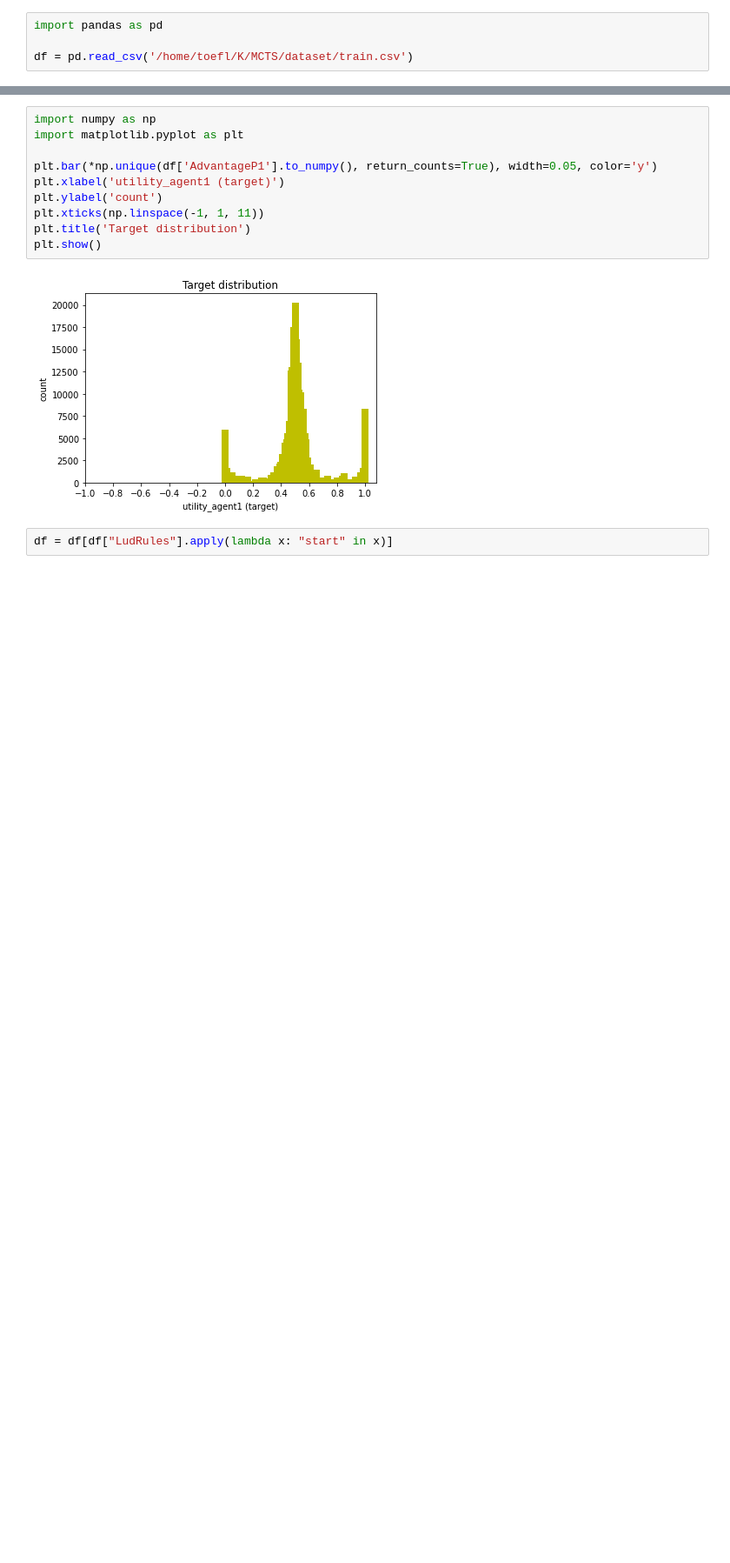
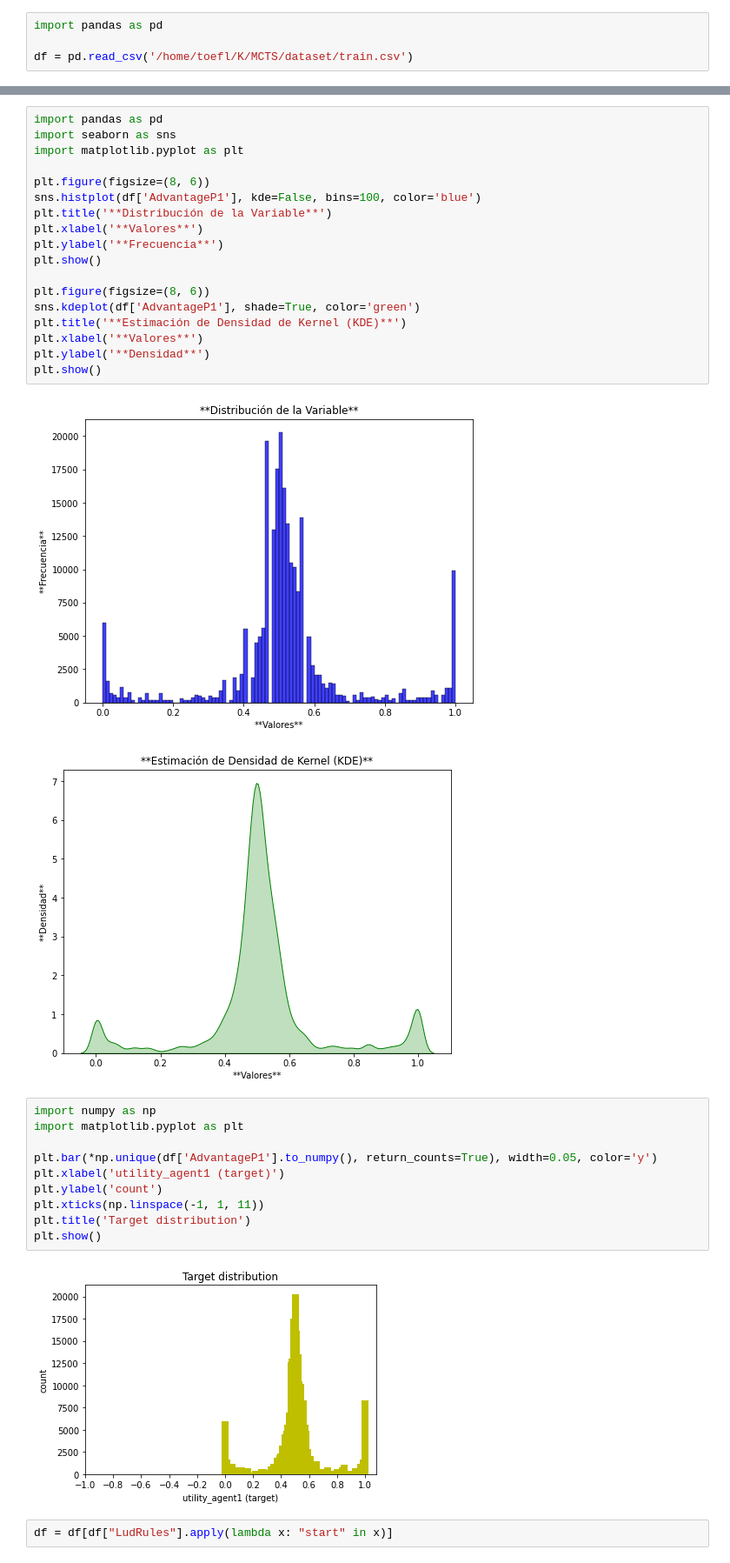
Before and after one commit to vadimtimakin/Kaggle-MCTS-6th-place-solution, a Jupyter notebook: draft.ipynb, the cells around one changed output, grey strips where cells are left out. Shown at 87% size. Cells and saved outputs as stored; diff of their text form; blank space fills up the shorter version.

```diff
--- a/draft.ipynb
+++ b/draft.ipynb
@@ -5,3 +25,24 @@ df = pd.read_csv('/home/toefl/K/MCTS/dataset/train.csv')
+# %%
+import pandas as pd
+import seaborn as sns
+import matplotlib.pyplot as plt
+
+plt.figure(figsize=(8, 6))
+sns.histplot(df['AdvantageP1'], kde=False, bins=100, color='blue')
+plt.title('**Distribución de la Variable**')
+plt.xlabel('**Valores**')
+plt.ylabel('**Frecuencia**')
+plt.show()
+
+plt.figure(figsize=(8, 6))
+sns.kdeplot(df['AdvantageP1'], shade=True, color='green')
+plt.title('**Estimación de Densidad de Kernel (KDE)**')
+plt.xlabel('**Valores**')
+plt.ylabel('**Densidad**')
+plt.show()
+# %% [output]
+[figure, added]
+[figure, added]
 # %%
 import numpy as np
 import matplotlib.pyplot as plt
```
Also changed, not shown: parts of 7 cells of this notebook, 1 other file.
